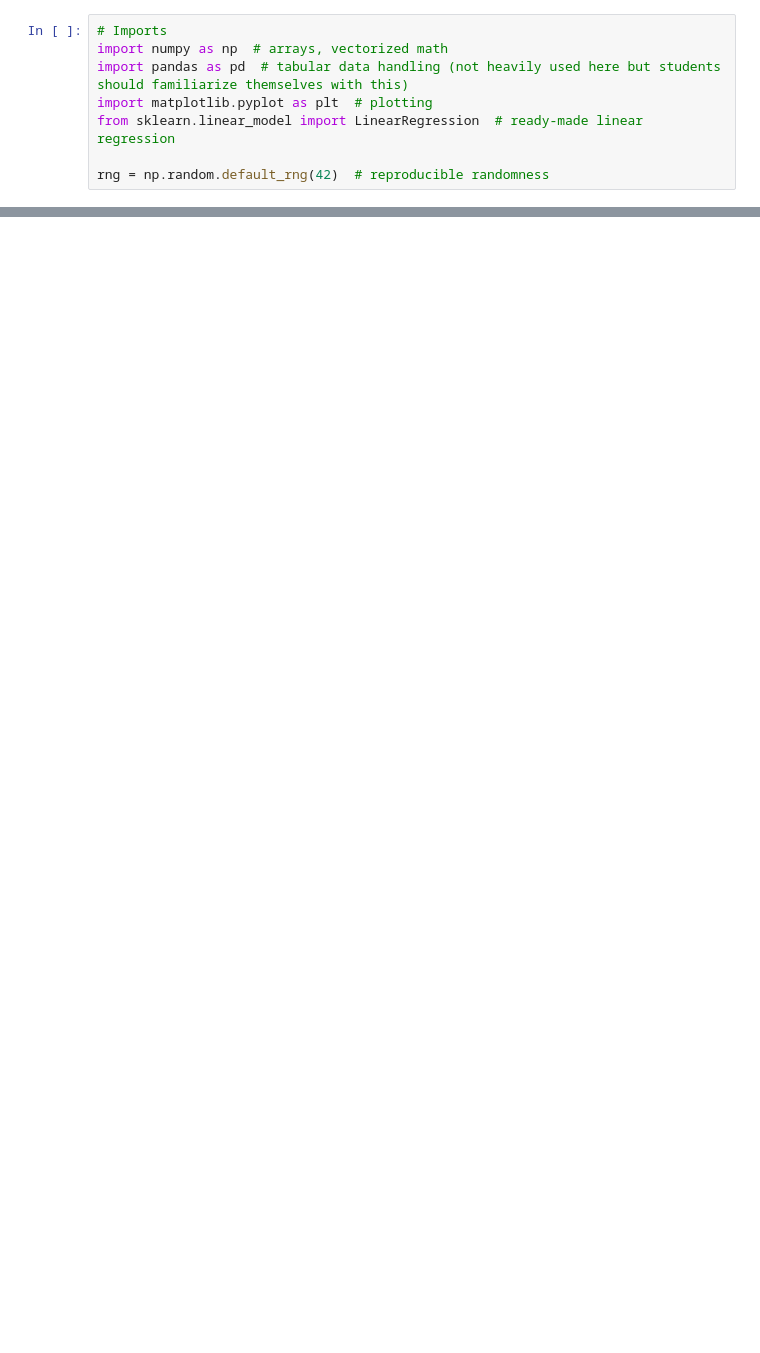
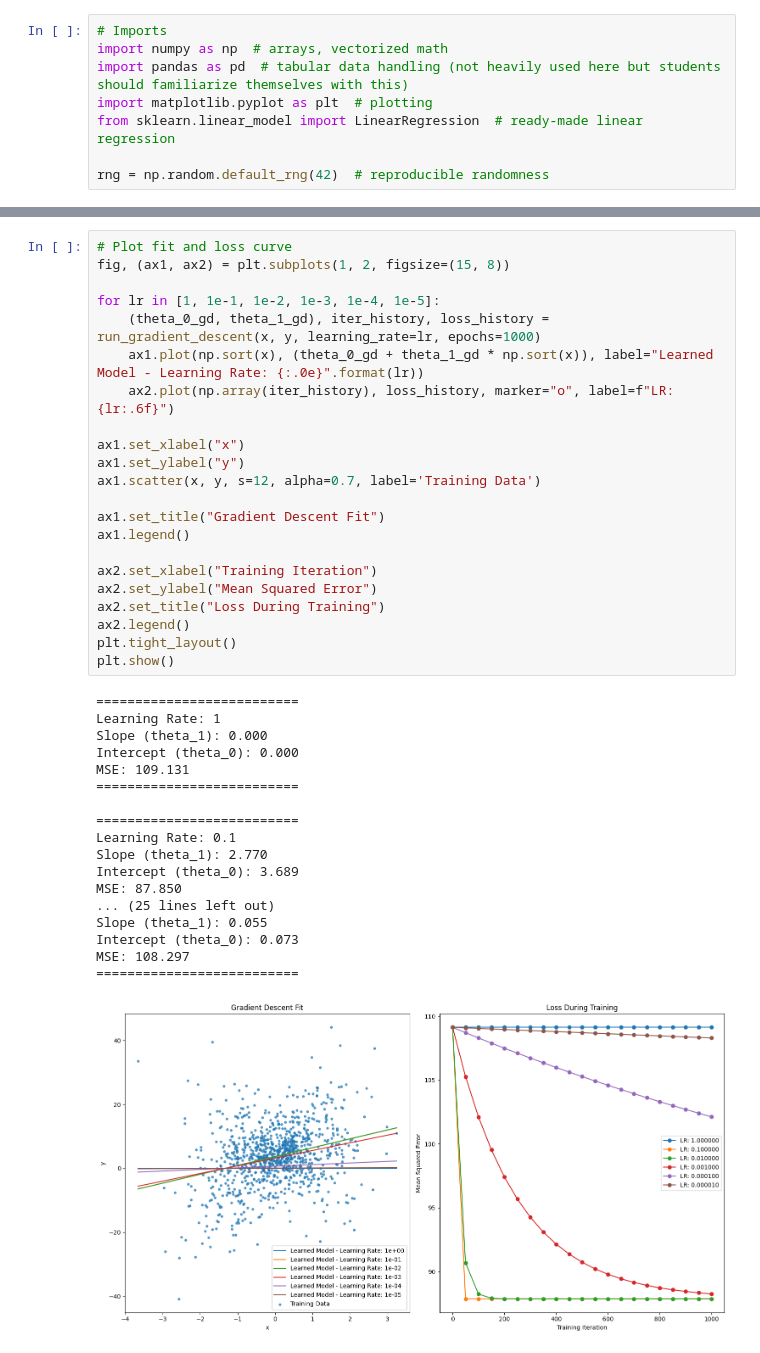
Before and after one commit to zohairshafi/zohairshafi.github.io, a Jupyter notebook: pages/lectures/HW2_Notebook_Solved.ipynb, the cells around one changed output, grey strips where cells are left out. Cells and saved outputs as stored; diff of their text form; blank space fills up the shorter version.

```diff
--- a/pages/lectures/HW2_Notebook_Solved.ipynb
+++ b/pages/lectures/HW2_Notebook_Solved.ipynb
@@ -80,0 +214,41 @@ Matrix intercept (theta_0): -4.780
+# %%
+# Plot fit and loss curve
+fig, (ax1, ax2) = plt.subplots(1, 2, figsize=(15, 8))
+
+for lr in [1, 1e-1, 1e-2, 1e-3, 1e-4, 1e-5]:
+    (theta_0_gd, theta_1_gd), iter_history, loss_history = run_gradient_descent(x, y, learning_rate=lr, epochs=1000)
+    ax1.plot(np.sort(x), (theta_0_gd + theta_1_gd * np.sort(x)), label="Learned Model - Learning Rate: {:.0e}".format(lr))
+    ax2.plot(np.array(iter_history), loss_history, marker="o", label=f"LR: {lr:.6f}")
+
+ax1.set_xlabel("x")
+ax1.set_ylabel("y")
+ax1.scatter(x, y, s=12, alpha=0.7, label='Training Data')
+
+ax1.set_title("Gradient Descent Fit")
+ax1.legend()
+
+ax2.set_xlabel("Training Iteration")
+ax2.set_ylabel("Mean Squared Error")
+ax2.set_title("Loss During Training")
+ax2.legend()
+plt.tight_layout()
+plt.show()
+# %% [output]
+==========================
+Learning Rate: 1
+Slope (theta_1): 0.000
+Intercept (theta_0): 0.000
+MSE: 109.131
+==========================
+
+==========================
+Learning Rate: 0.1
+Slope (theta_1): 2.770
+Intercept (theta_0): 3.689
+MSE: 87.850
+... (25 lines left out)
+Slope (theta_1): 0.055
+Intercept (theta_0): 0.073
+MSE: 108.297
+==========================
+[figure, added]
```
Also changed, not shown: parts of 32 cells of this notebook, 5 other files.
